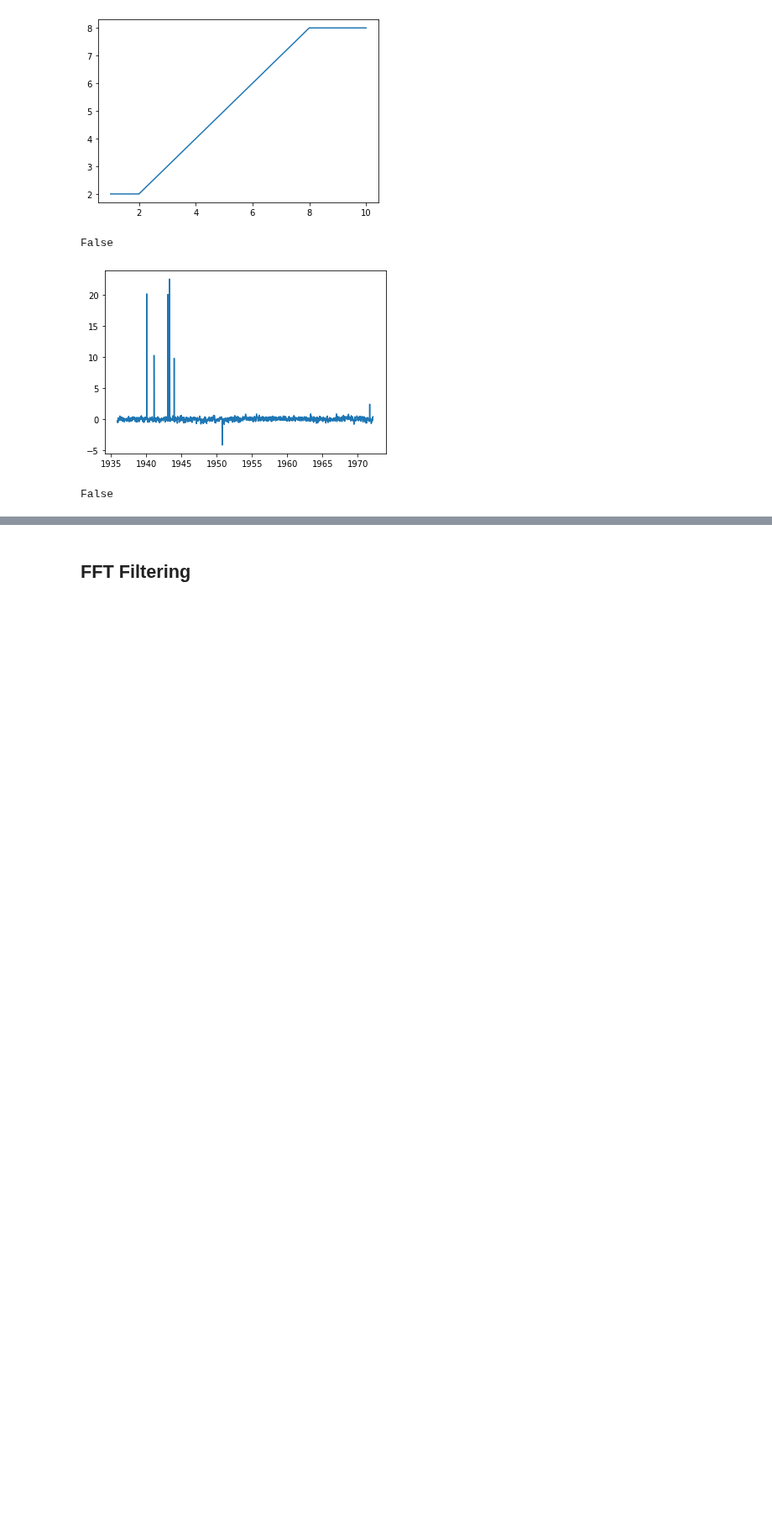
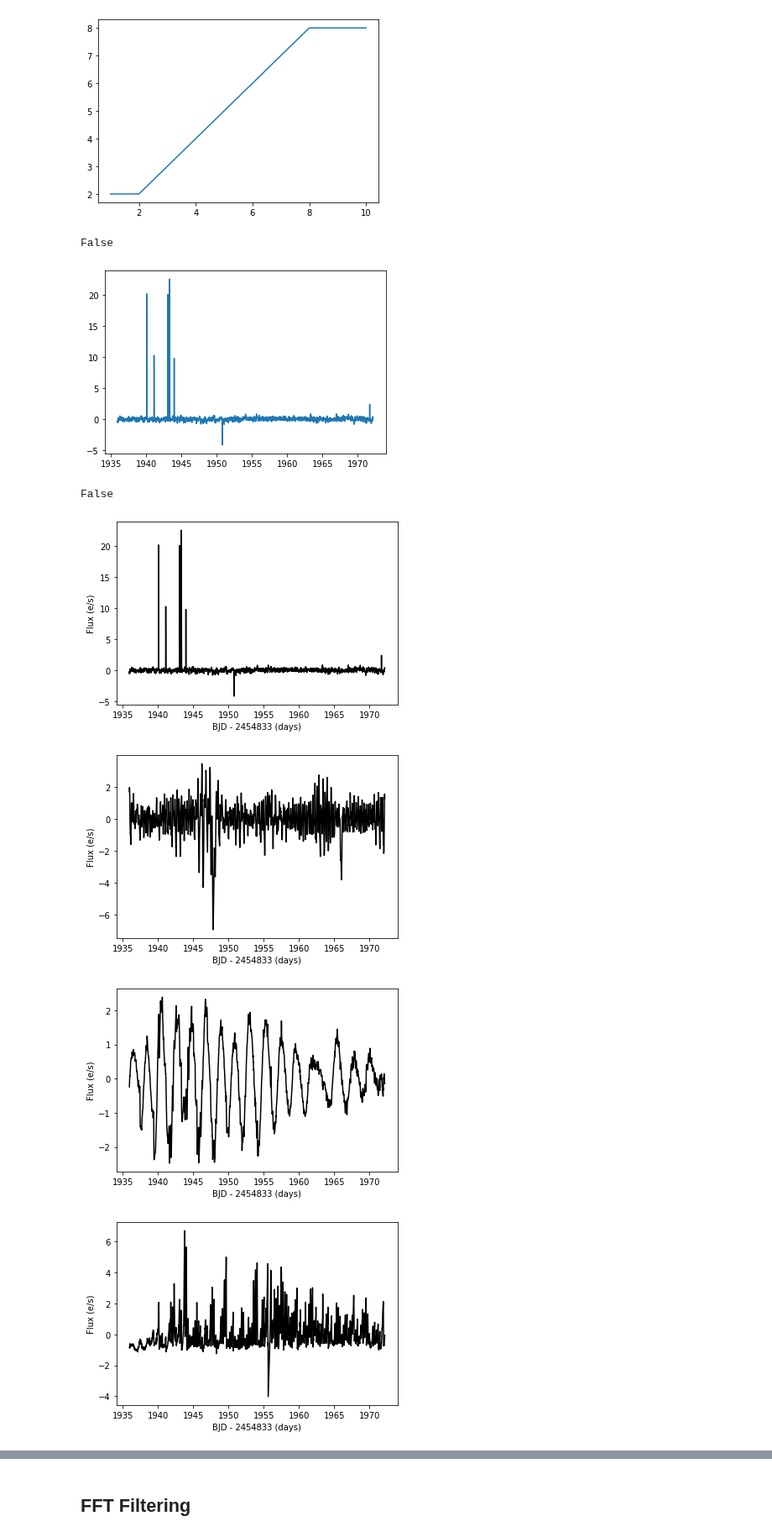
Before and after one commit to RileyWClarke/BiancoGroup, a Jupyter notebook: Notebooks/fftfilter2.ipynb, the cells around one changed output, grey strips where cells are left out. Shown at 84% size. Cells and saved outputs as stored; diff of their text form; code cells hidden in the pictures; blank space fills up the shorter version.

```diff
--- a/Notebooks/fftfilter2.ipynb
+++ b/Notebooks/fftfilter2.ipynb
@@ -378,3 +378,14 @@ for j in range(len(fluxes)):
 np.any(a)#If NaNs exist, this returns True
 # %% [output]
 False
+# %%
+for i in range(0,900,100):
+  plt.plot(bjds[i], fluxes[i], c='k')
+  plt.xlabel('BJD - 2454833 (days)')
+  plt.ylabel('Flux (e/s)')
+  plt.show()
+# %% [output]
+[figure, added]
+[figure, added]
+[figure, added]
+[figure, added]
```
Also changed, not shown: parts of 1 cell of this notebook.
